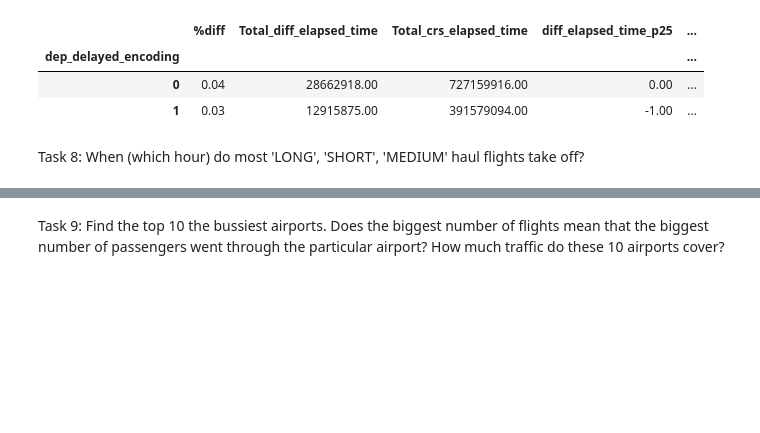
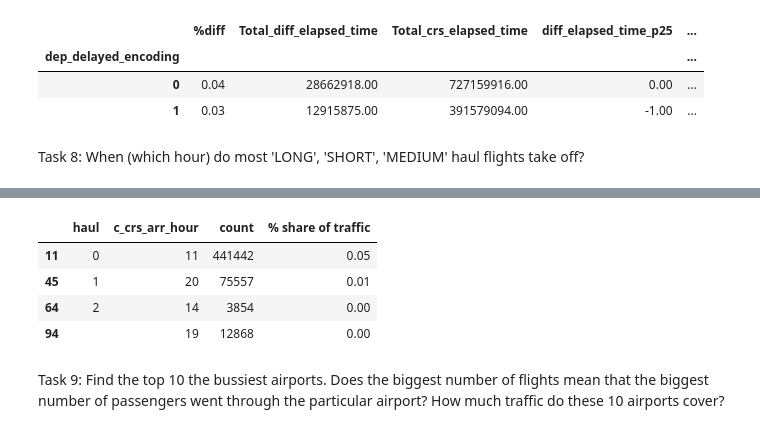
Before and after one commit to Some7hing0riginal/lighthouselabs-midterm1, a Jupyter notebook: Explorationsv2.ipynb, the cells around one changed output, grey strips where cells are left out. Saved outputs shown, nothing was run; the diff lists cells and outputs as text; code cells hidden in the pictures; blank space fills up the shorter version.

```diff
--- a/Explorationsv2.ipynb
+++ b/Explorationsv2.ipynb
@@ -620,3 +675,17 @@ Task 8: When (which hour) do most 'LONG', 'SHORT', 'MEDIUM' haul flights take of
+# %%
+#TO DO
+# need to find out what's the count per haul group.
+sum_of_all_count =df_task8['count'].sum()
+#calculate relative share of traffic per state on the total
+df_task8["% share of traffic"] = df_task8["count"].apply(lambda x:  x / sum_of_all_count)
+df_task8[idx]
+#add delays and other stuff.
+# %% [output]
+|  | haul | c_crs_arr_hour | count | % share of traffic |
+| 11 | 0 | 11 | 441442 | 0.05 |
+| 45 | 1 | 20 | 75557 | 0.01 |
+| 64 | 2 | 14 | 3854 | 0.00 |
+| 94 |  | 19 | 12868 | 0.00 |
 # %% [markdown]
 
 Task 9: Find the top 10 the bussiest airports. Does the biggest number of flights mean that the biggest number of passengers went through the particular airport? How much traffic do these 10 airports cover?
```
Also changed, not shown: parts of 16 cells of this notebook.
